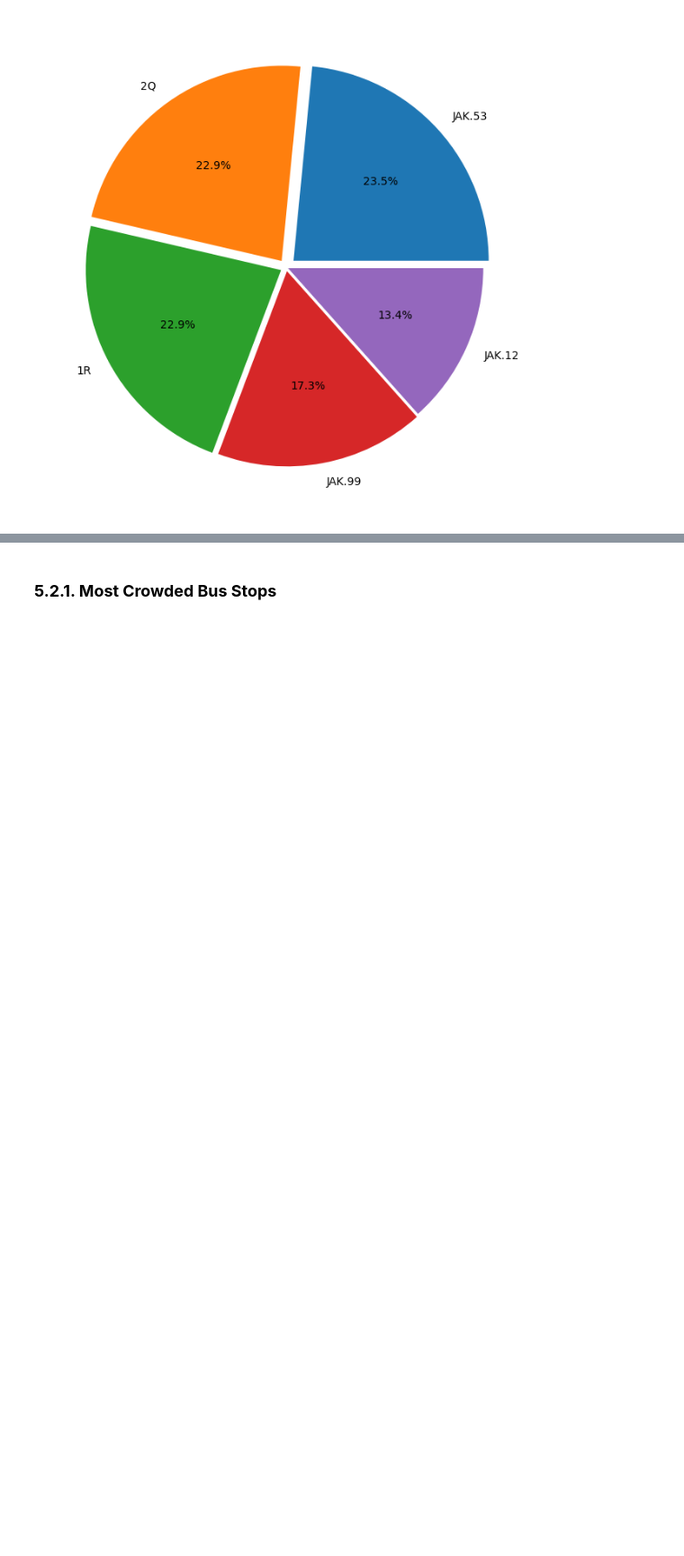
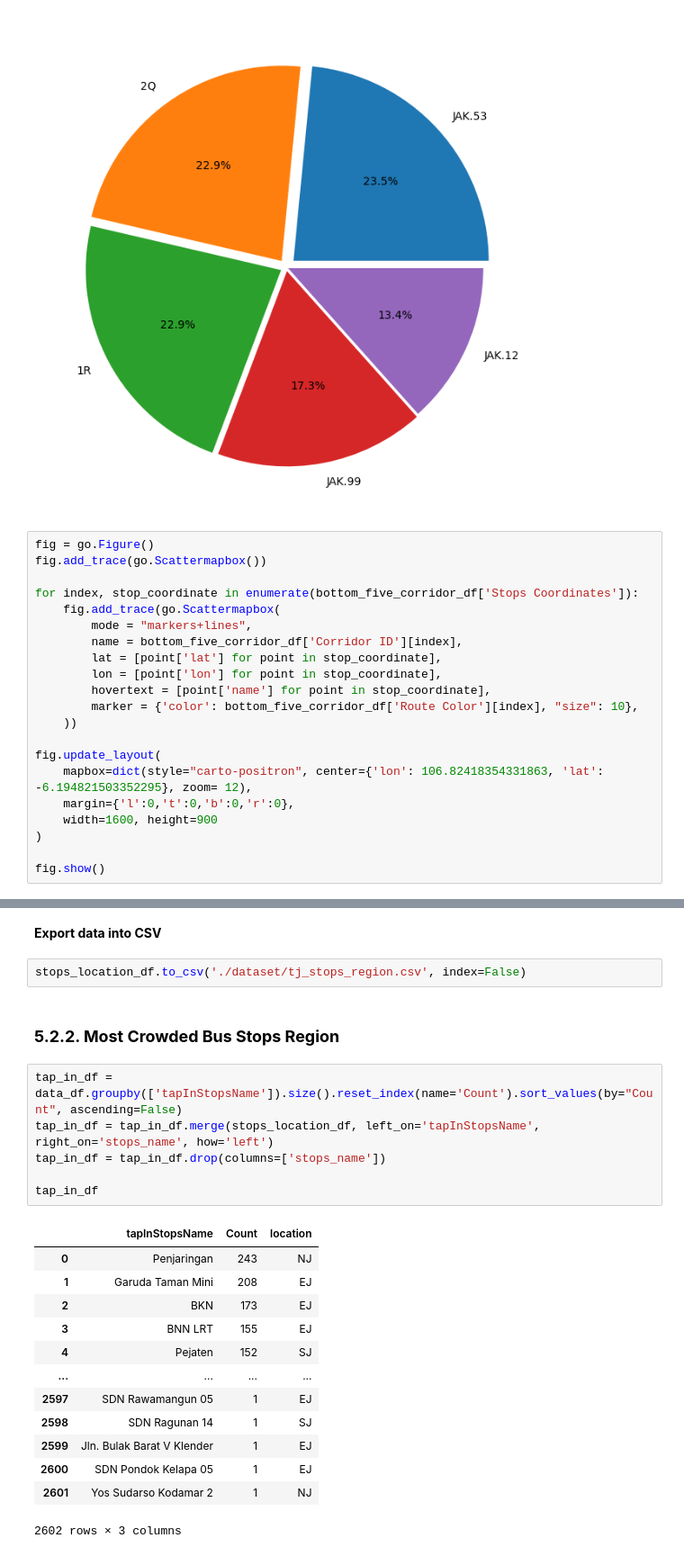
Before and after one commit to seanka/Python-TransJakarta-DataAnalysis, a Jupyter notebook: Notebook.ipynb, the cells around one changed output, grey strips where cells are left out. Shown at 90% size. Cells and saved outputs as stored; diff of their text form; blank space fills up the shorter version.

```diff
--- a/Notebook.ipynb
+++ b/Notebook.ipynb
@@ -838,3 +903,24 @@ plt.pie(bottom_five_corridor_df['Count'], labels=bottom_five_corridor_df['Corrid
 plt.show()
 # %% [output]
 [figure]
+# %%
+fig = go.Figure()
+fig.add_trace(go.Scattermapbox())
+
+for index, stop_coordinate in enumerate(bottom_five_corridor_df['Stops Coordinates']):
+    fig.add_trace(go.Scattermapbox(
+        mode = "markers+lines",
+        name = bottom_five_corridor_df['Corridor ID'][index],
+        lat = [point['lat'] for point in stop_coordinate],
+        lon = [point['lon'] for point in stop_coordinate],
+        hovertext = [point['name'] for point in stop_coordinate],
+        marker = {'color': bottom_five_corridor_df['Route Color'][index], "size": 10},
+    ))
+
+fig.update_layout(
+    mapbox=dict(style="carto-positron", center={'lon': 106.82418354331863, 'lat': -6.194821503352295}, zoom= 12),
+    margin={'l':0,'t':0,'b':0,'r':0},
+    width=1600, height=900
+)
+
+fig.show()
@@ -843,2 +1070,26 @@ plt.show()
+# %% [markdown]
+**Export data into CSV**
+# %%
+stops_location_df.to_csv('./dataset/tj_stops_region.csv', index=False)
 # %% [markdown]
-### **5.2.1. Most Crowded Bus Stops**
+### **5.2.2. Most Crowded Bus Stops Region**
+# %%
+tap_in_df = data_df.groupby(['tapInStopsName']).size().reset_index(name='Count').sort_values(by="Count", ascending=False)
+tap_in_df = tap_in_df.merge(stops_location_df, left_on='tapInStopsName', right_on='stops_name', how='left')
+tap_in_df = tap_in_df.drop(columns=['stops_name'])
+
+tap_in_df
+# %% [output]
+|  | tapInStopsName | Count | location |
+| 0 | Penjaringan | 243 | NJ |
+| 1 | Garuda Taman Mini | 208 | EJ |
+| 2 | BKN | 173 | EJ |
+| 3 | BNN LRT | 155 | EJ |
+| 4 | Pejaten | 152 | SJ |
+| ... | ... | ... | ... |
+| 2597 | SDN Rawamangun 05 | 1 | EJ |
+| 2598 | SDN Ragunan 14 | 1 | SJ |
+| 2599 | Jln. Bulak Barat V Klender | 1 | EJ |
+| 2600 | SDN Pondok Kelapa 05 | 1 | EJ |
+| 2601 | Yos Sudarso Kodamar 2 | 1 | NJ |
+2602 rows × 3 columns
```
Also changed, not shown: parts of 40 cells of this notebook, 1 other file.
